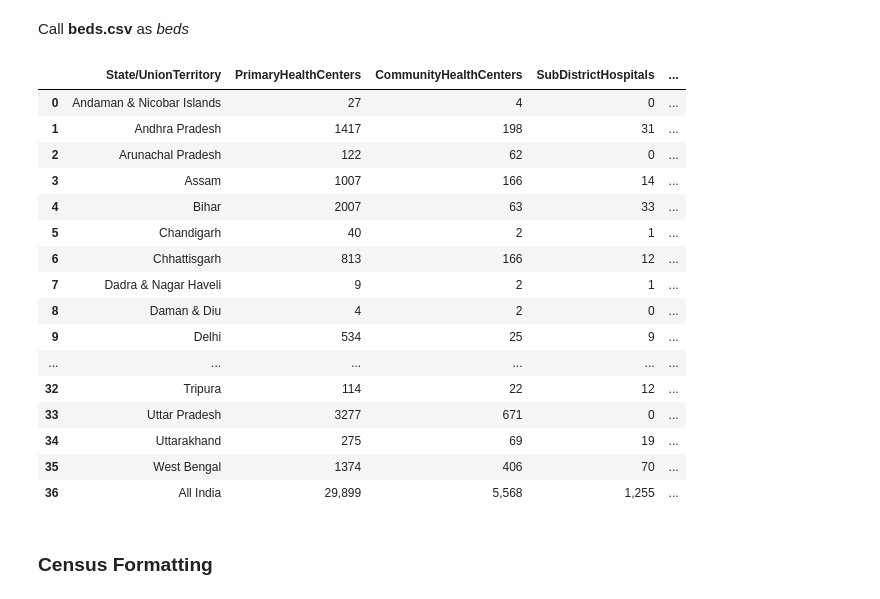
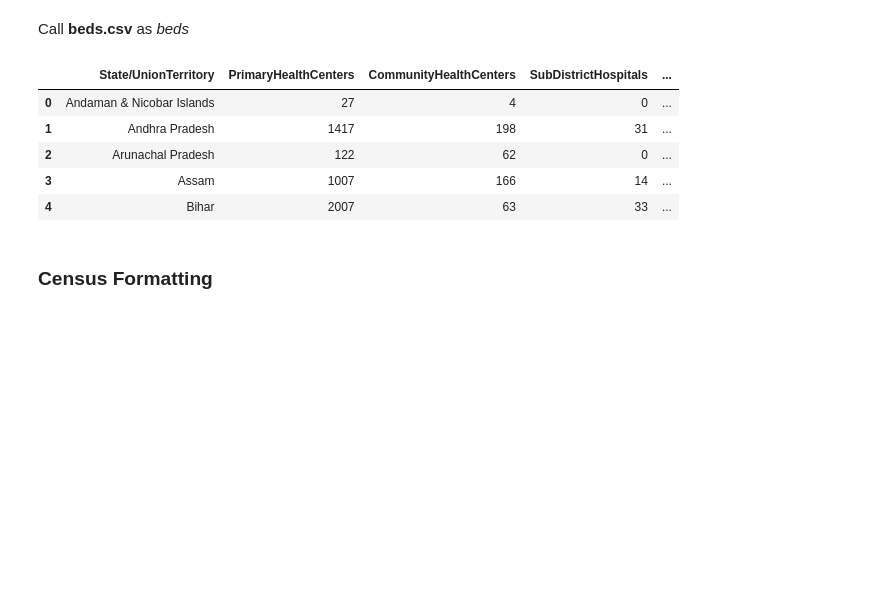
Before and after one commit to subhmm/COVID19IN, a Jupyter notebook: covid19IN.ipynb, the cells around one changed output. Drawn from its saved outputs; the diff is of its cells as text; code cells hidden in the pictures; blank space fills up the shorter version.

```diff
--- a/covid19IN.ipynb
+++ b/covid19IN.ipynb
@@ -197,24 +58,13 @@ Call **beds.csv** as *beds*
 # %%
 ## Start running
 beds = pd.read_csv('beds.csv')
-beds
+beds.head()
 # %% [output]
 |  | State/UnionTerritory | PrimaryHealthCenters | CommunityHealthCenters | SubDistrictHospitals | ... |
 | 0 | Andaman & Nicobar Islands | 27 | 4 | 0 | ... |
 | 1 | Andhra Pradesh | 1417 | 198 | 31 | ... |
 | 2 | Arunachal Pradesh | 122 | 62 | 0 | ... |
 | 3 | Assam | 1007 | 166 | 14 | ... |
 | 4 | Bihar | 2007 | 63 | 33 | ... |
-| 5 | Chandigarh | 40 | 2 | 1 | ... |
-| 6 | Chhattisgarh | 813 | 166 | 12 | ... |
-| 7 | Dadra & Nagar Haveli | 9 | 2 | 1 | ... |
-| 8 | Daman & Diu | 4 | 2 | 0 | ... |
-| 9 | Delhi | 534 | 25 | 9 | ... |
-| ... | ... | ... | ... | ... | ... |
-| 32 | Tripura | 114 | 22 | 12 | ... |
-| 33 | Uttar Pradesh | 3277 | 671 | 0 | ... |
-| 34 | Uttarakhand | 275 | 69 | 19 | ... |
-| 35 | West Bengal | 1374 | 406 | 70 | ... |
-| 36 | All India | 29,899 | 5,568 | 1,255 | ... |
 # %% [markdown]
 ### Census Formatting
```
Also changed, not shown: parts of 28 cells of this notebook.
